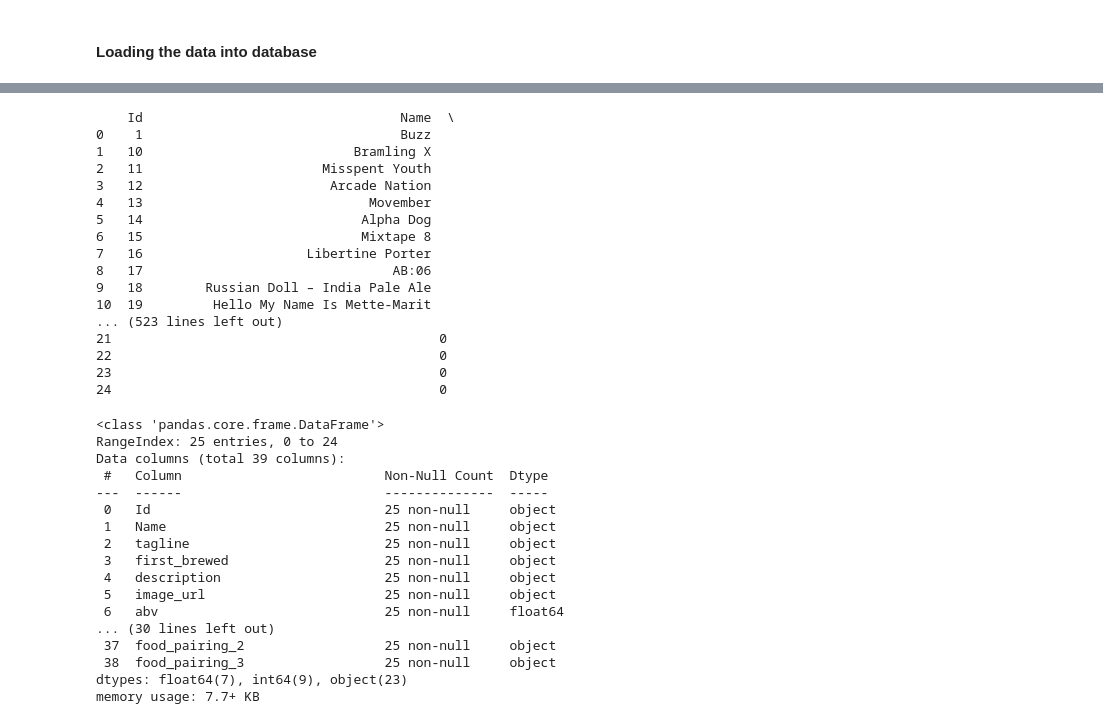
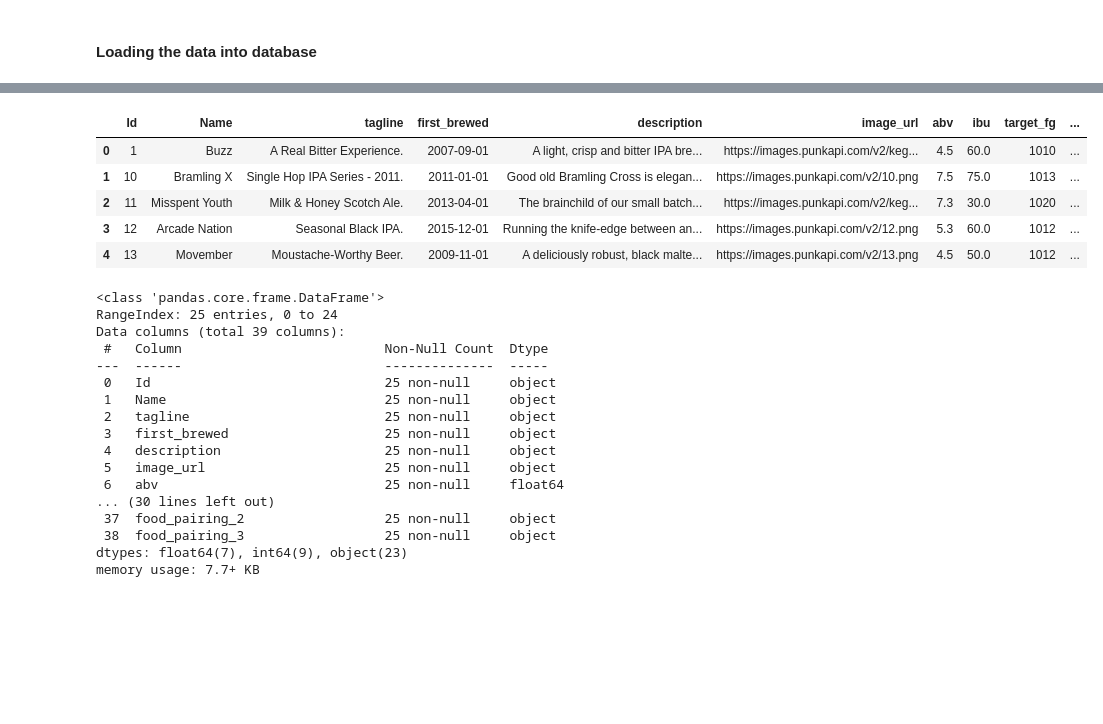
Before and after one commit to SuprajaBoyapati/pda-project, a Jupyter notebook: api_extract.ipynb, the cells around one changed output, grey strips where cells are left out. Saved outputs shown, nothing was run; the diff lists cells and outputs as text; code cells hidden in the pictures; blank space fills up the shorter version.

```diff
--- a/api_extract.ipynb
+++ b/api_extract.ipynb
@@ -507,51 +557,40 @@ username = 'azuser001'
 password = 'Supraja@04071993'
 cnxn = pyodbc.connect('DRIVER={ODBC Driver 13 for SQL Server};SERVER='+server+';DATABASE='+database+';UID='+username+';PWD='+ password)
 cursor = cnxn.cursor()
 # select 26 rows from SQL table to insert in dataframe.
 
 df = pd.read_sql('''select distinct Id, [Name], tagline, first_brewed,[description],image_url,abv,ibu,target_fg,target_og,ebc,srm,ph,attenuation_level,volume_value,volume_unit,
 boil_volume_value,boil_volume_unit,brewers_tips,contributed_by,
 method_mash_temp_0_temp_value,
 method_mash_temp_0_temp_unit,
 method_mash_temp_0_duration,
 method_fermentation_temp_value,
 method_fermentation_temp_unit,
 method_twist,
 method_mash_temp_1_temp_value,
 method_mash_temp_1_temp_unit,
 method_mash_temp_1_duration,
 method_mash_temp_2_temp_value,
 method_mash_temp_2_temp_unit,
 method_mash_temp_2_duration,
 method_mash_temp_3_temp_value,
 method_mash_temp_3_temp_unit,
 method_mash_temp_3_duration,
 
 food_pairing_0,
 food_pairing_1,food_pairing_2,
 food_pairing_3 from dbo.fact_drinks''', cnxn)
 #print(df.head(6))
 #print(df.columns.values)
 pd.set_option('display.max_columns',None)
-print(df)
+df.head()
 # %% [output]
-    Id                                 Name  \
-0    1                                 Buzz
-1   10                           Bramling X
-2   11                       Misspent Youth
-3   12                        Arcade Nation
-4   13                             Movember
-5   14                            Alpha Dog
-6   15                            Mixtape 8
-7   16                     Libertine Porter
-8   17                                AB:06
-9   18        Russian Doll – India Pale Ale
-10  19         Hello My Name Is Mette-Marit
-... (523 lines left out)
-21                                          0
-22                                          0
-23                                          0
-24                                          0
+|  | Id | Name | tagline | first_brewed | description | image_url | abv | ibu | target_fg | ... |
+| 0 | 1 | Buzz | A Real Bitter Experience. | 2007-09-01 | A light, crisp and bitter IPA bre... | https://images.punkapi.com/v2/keg... | 4.5 | 60.0 | 1010 | ... |
+| 1 | 10 | Bramling X | Single Hop IPA Series - 2011. | 2011-01-01 | Good old Bramling Cross is elegan... | https://images.punkapi.com/v2/10.png | 7.5 | 75.0 | 1013 | ... |
+| 2 | 11 | Misspent Youth | Milk & Honey Scotch Ale. | 2013-04-01 | The brainchild of our small batch... | https://images.punkapi.com/v2/keg... | 7.3 | 30.0 | 1020 | ... |
+| 3 | 12 | Arcade Nation | Seasonal Black IPA. | 2015-12-01 | Running the knife-edge between an... | https://images.punkapi.com/v2/12.png | 5.3 | 60.0 | 1012 | ... |
+| 4 | 13 | Movember | Moustache-Worthy Beer. | 2009-11-01 | A deliciously robust, black malte... | https://images.punkapi.com/v2/13.png | 4.5 | 50.0 | 1012 | ... |
 # %%
 df.info()
 # %% [output]
```
Also changed, not shown: parts of 56 cells of this notebook.
